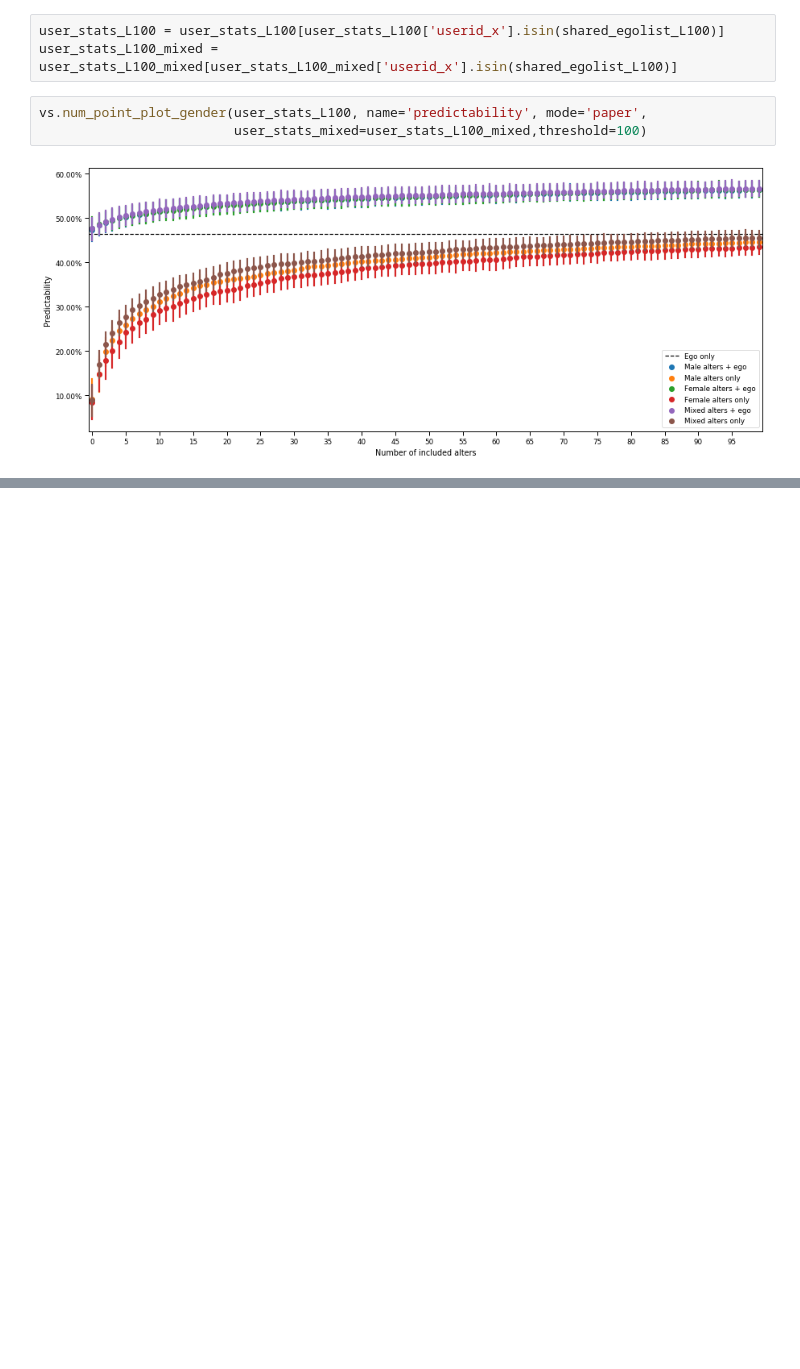
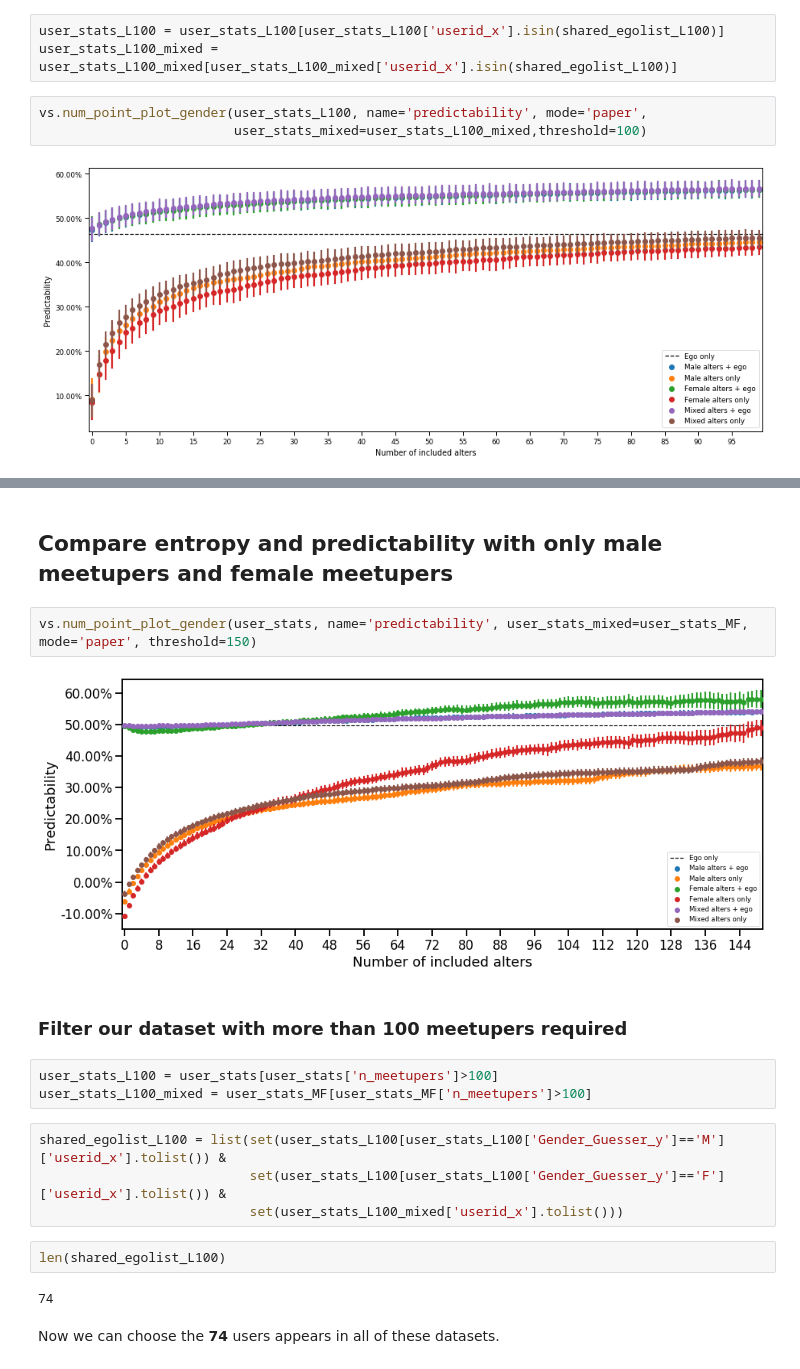
Before and after one commit to Magica-Chen/social-predictability, a Jupyter notebook: GenderResultVisualisation.ipynb, the cells around one changed output, grey strips where cells are left out. Drawn from its saved outputs; the diff is of its cells as text; blank space fills up the shorter version.

```diff
--- a/GenderResultVisualisation.ipynb
+++ b/GenderResultVisualisation.ipynb
@@ -98,0 +154,21 @@ vs.num_point_plot_gender(user_stats_L100, name='predictability', mode='paper',
+# %% [markdown]
+## Compare entropy and predictability with only male meetupers and female meetupers
+# %%
+vs.num_point_plot_gender(user_stats, name='predictability', user_stats_mixed=user_stats_MF, mode='paper', threshold=150)
+# %% [output]
+[figure, added]
+# %% [markdown]
+### Filter our dataset with more than 100 meetupers required
+# %%
+user_stats_L100 = user_stats[user_stats['n_meetupers']>100]
+user_stats_L100_mixed = user_stats_MF[user_stats_MF['n_meetupers']>100]
+# %%
+shared_egolist_L100 = list(set(user_stats_L100[user_stats_L100['Gender_Guesser_y']=='M']['userid_x'].tolist()) &
+                           set(user_stats_L100[user_stats_L100['Gender_Guesser_y']=='F']['userid_x'].tolist()) &
+                           set(user_stats_L100_mixed['userid_x'].tolist()))
+# %%
+len(shared_egolist_L100)
+# %% [output]
+74
+# %% [markdown]
+Now we can choose the **74** users appears in all of these datasets.
```
Also changed, not shown: parts of 18 cells of this notebook, 1 other file.
